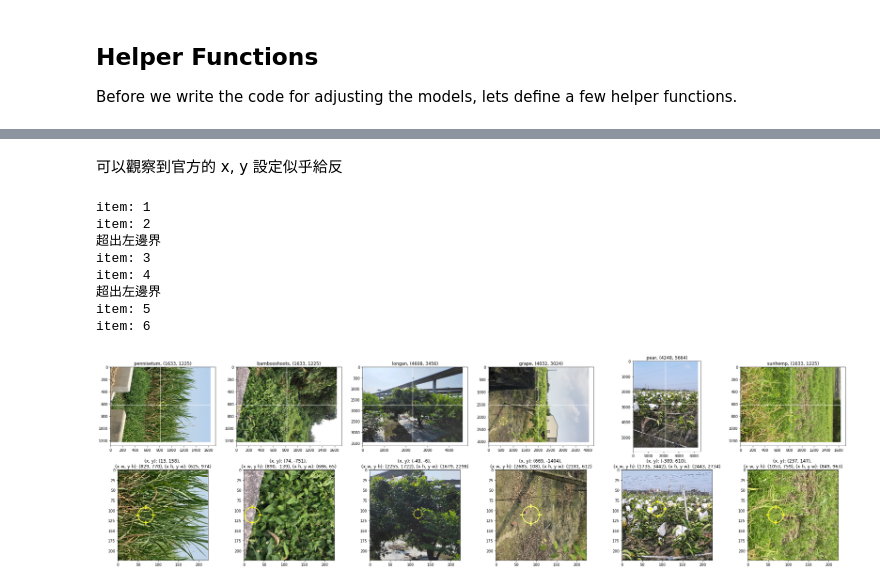
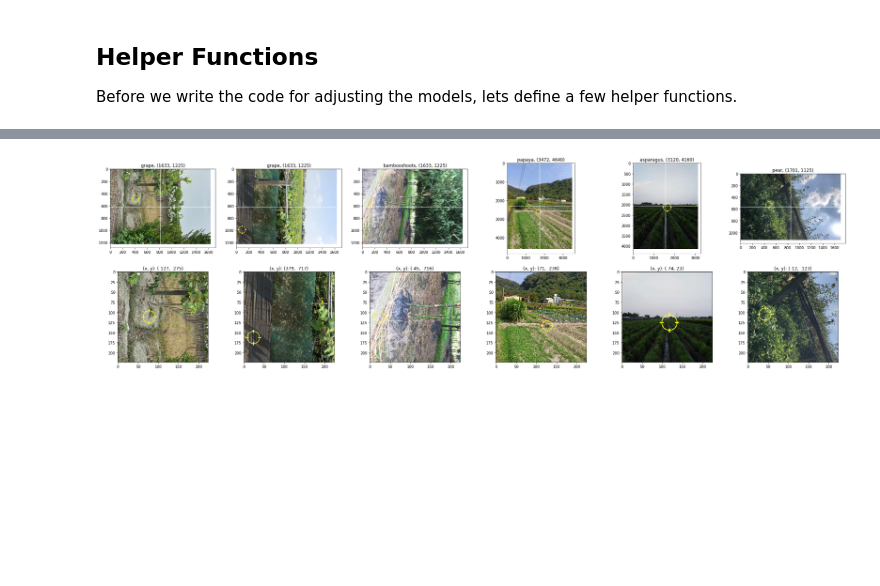
Before and after one commit to siang-chang/aidea-farmland-crops-autumn-personal, a Jupyter notebook: src/image_crop.ipynb, the cells around one changed output, grey strips where cells are left out. Cells and saved outputs as stored; diff of their text form; code cells hidden in the pictures; blank space fills up the shorter version.

Commit message:
Update: Image Crop (+1 squashed commits)
Squashed commits:

[69878f3] Update: Image Crop

```diff
--- a/src/image_crop.ipynb
+++ b/src/image_crop.ipynb
@@ -193,45 +106,37 @@ fullset[fullset['file'].eq('00c5815c-ffc2-4f50-89ec-bc9fe9416be3.jpg')]
-# %%
-sample = fullset[~fullset['target_x'].eq(0)].reset_index(drop=True)
-randomidx = np.random.randint(0, len(sample), 8)
-sample = sample.iloc[randomidx].reset_index(drop=True)
-# %% [markdown]
-可以觀察到官方的 x, y 設定似乎給反
 # %%
-def row_based_idx(num_rows, num_cols, idx):
-    return np.arange(1, num_rows*num_cols + 1).reshape((num_rows, num_cols)).transpose().flatten()[idx-1]
+if __name__ == "__main__":
 
-items = 6
-variants = 1
-plt.figure(figsize=(items * 6, variants * 10))
-for item in range(items):
-    print('item:', item+1)
-    row = sample.iloc[item]
-    # read original image
-    image = cv2.imread(F'{training_folder}/{row["label"]}/{row["file"]}')
-    image = cv2.cvtColor(image, cv2.COLOR_BGR2RGB)
-    ax = plt.subplot((variants + 1), items, row_based_idx((variants + 1), items, item * (variants + 1) + 1))
-    plt.title("{}, {}".format(row["label"], row["shape"]))
-    plt.imshow(image.astype("uint8"))
-    plt.plot([0, image.shape[1]], [image.shape[0]/2, image.shape[0]/2], color="white", linewidth=1)
-    plt.plot([image.shape[1]/2, image.shape[1]/2], [image.shape[0], 0], color="white", linewidth=1)
-    # crop image
-    crop = load_image_and_resize(
-        path=F'{training_folder}/{row["label"]}/{row["file"]}',
-        resize_method="crop", crop_ratio=0.5, crop_center=(row["target_y"], row["target_x"]))
+    import pandas as pd
+    from matplotlib import pyplot as plt
 
-    xy = (row["target_x"], row["target_y"])
-    xwyh = (row["target_x"]+row['width']//2, row["target_y"]+row['height']//2)
-    xhyw = (row["target_x"]+row['height']//2, row["target_y"]+row['width']//2)
-    ax = plt.subplot((variants + 1), items, row_based_idx((variants + 1), items, item * (variants + 1) + 2))
-    plt.imshow(crop.astype("uint8"))
-    plt.title("(x, y): {}, \n(x-w, y-h): {}, (x-h, y-w): {}".format(xy, xwyh, xhyw))
+    def row_based_idx(num_rows, num_cols, idx):
+        return np.arange(1, num_rows*num_cols + 1).reshape((num_rows, num_cols)).transpose().flatten()[idx-1]
+
+    # Top level data directory. Here we assume the format of the directory conforms to the ImageFolder structure
+    path = "."
+
+    # Image size for model
+    image_size = 224
+
+    sample = pd.read_csv(F'{path}/sample/sample.csv')
+
+    items = 6
+    plt.figure(figsize=(items * 6, 10))
+    for item in range(items):
+        row = sample.iloc[item]
+        # original image
+        image = cv2.imread(F'{path}/sample/{row["file"]}')
+        image = cv2.cvtColor(image, cv2.COLOR_BGR2RGB)
+        height, width, channel = image.shape
+        ax = plt.subplot(2, items, row_based_idx(2, items, item * 2 + 1))
+        plt.title("{}, {}".format(row["label"], row["shape"]))
+        plt.imshow(image.astype("uint8"))
+        plt.plot([0, width], [height * 0.5, height * 0.5], color="white", linewidth=1)
+        plt.plot([width/2, width/2], [height, 0], color="white", linewidth=1)
+        # cropped image
+        cropped = load_image_and_resize(path=F'{path}/sample/{row["file"]}', crop_ratio=0.7, crop_center=(row["target_y"], row["target_x"]))
+        ax = plt.subplot(2, items, row_based_idx(2, items, item * 2 + 2))
+        plt.imshow(cropped.astype("uint8"))
+        plt.title("(x, y): ({}, {})".format(row["target_x"], row["target_y"]))
 # %% [output]
-item: 1
-item: 2
-超出左邊界
-item: 3
-item: 4
-超出左邊界
-item: 5
-item: 6
-[figure, old version]
+[figure, new version]
```
Also changed, not shown: parts of 9 cells of this notebook, 1 other file.
